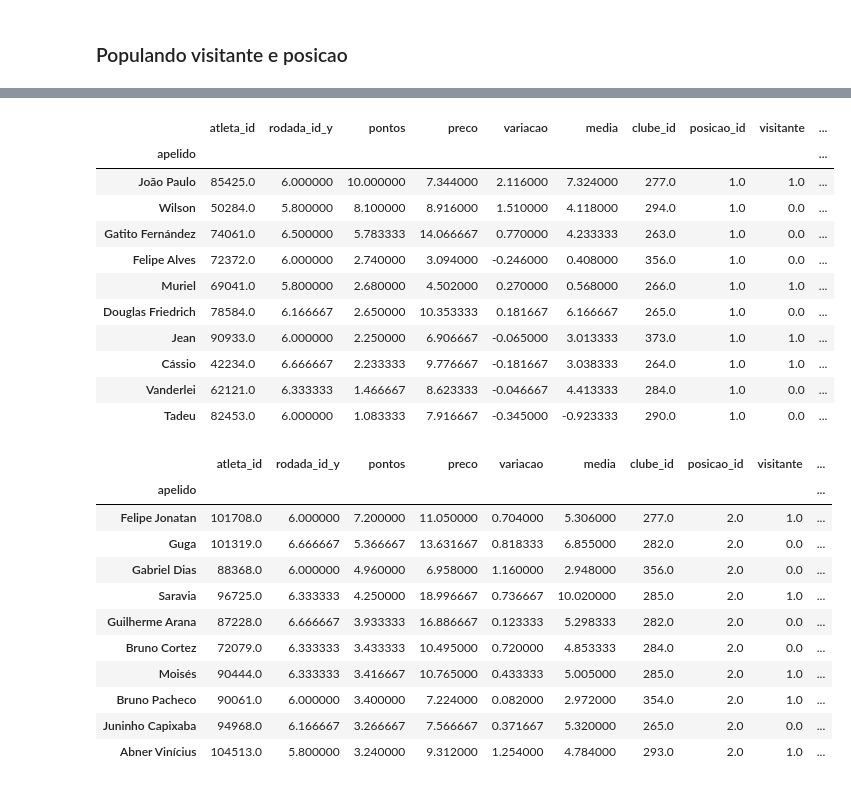
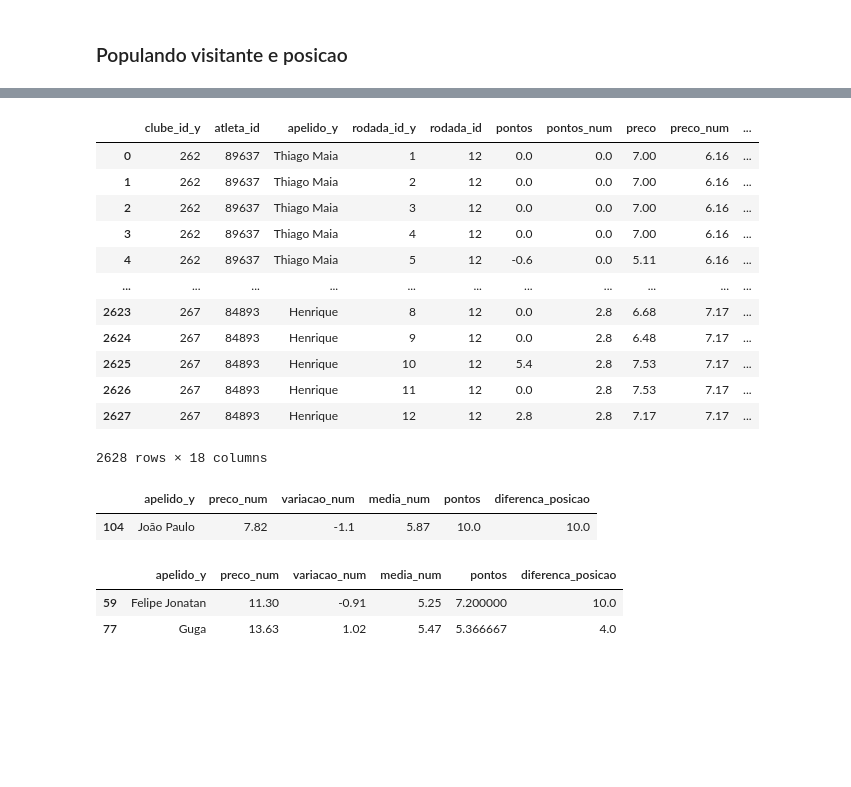
Before and after one commit to irgot/curso-python, a Jupyter notebook: alura-python/testeCartola.ipynb, the cells around one changed output, grey strips where cells are left out. Cells and saved outputs as stored; diff of their text form; code cells hidden in the pictures; blank space fills up the shorter version.

```diff
--- a/alura-python/testeCartola.ipynb
+++ b/alura-python/testeCartola.ipynb
@@ -96,6 +96,7 @@ partidasDF[partidasDF.clube_casa_id==266].sort_values(by='rodada')
 | 0 | 243254 | 266 | 7 | 294 | [d, d, v, d, v] | ... |
 # %%
 partida_atualDF=pd.DataFrame(partida_atual)
+partida_atualDF['diferenca_posicao'] = partida_atualDF.clube_casa_posicao - partida_atualDF.clube_visitante_posicao
 partida_atualDF
 # %% [output]
 |  | partida_id | clube_casa_id | clube_casa_posicao | clube_visitante_id | aproveitamento_mandante | ... |
@@ -184,5 +174,14 @@ pontos_new = pontos_new.merge(right = partidasDF, how='left',  left_on=['rodada_
 pontos_new['clube_visitante_id'] = pontos_new.clube_visitante_id.fillna(False)
 pontos_new['visitante']=pontos_new['clube_visitante_id'].astype(bool)
 pontos_new.drop(columns=['clube_visitante_id'],inplace=True)
-pontos_new.head()
+
+pd.set_option('display.max_rows', 200)
+pontos_new=pontos_new.merge(right = partida_atualDF, how='left',  left_on=['clube_id'], right_on=['clube_visitante_id'])[['atleta_id','apelido','rodada_id_y','pontos','preco','variacao','media','clube_id','posicao_id','visitante','diferenca_posicao']]
+pontos_new=pontos_new.merge(right = partida_atualDF, how='left',  left_on=['clube_id'], right_on=['clube_casa_id'])[['atleta_id','apelido','rodada_id_y','pontos','preco','variacao','media','clube_id','posicao_id','visitante','diferenca_posicao_y','diferenca_posicao_x']]
+pontos_new['diferenca_posicao_x'].fillna(value=0,inplace=True)
+pontos_new['diferenca_posicao_y'].fillna(value=0,inplace=True)
+pontos_new['diferenca_posicao']=pontos_new.diferenca_posicao_x+pontos_new.diferenca_posicao_y
+pontos_new.drop(columns=['diferenca_posicao_x','diferenca_posicao_y'],inplace=True)
+pontos_new = pontos_new.merge(right=atletas, how='left',left_on=['atleta_id'],right_on =['atleta_id'])[['clube_id_y','atleta_id','apelido_y','rodada_id_y','rodada_id','pontos','pontos_num','preco','preco_num','variacao','variacao_num','media','media_num','clube_id_x','posicao_id_x','visitante','status_id','diferenca_posicao']]
+pontos_new.head(200)
 # %% [output]
@@ -195,4 +204,0 @@ pontos_new.head()
-# %%
-pd.set_option('display.max_rows', 200)
-pontos_new=pontos_new.merge(right = partida_atualDF, how='left',  left_on=['clube_id'], right_on=['clube_visitante_id'])[['atleta_id','apelido','rodada_id_y','pontos','preco','variacao','media','clube_id','posicao_id','visitante','clube_visitante_posicao','clube_casa_posicao']]
-pontos_new.head(200)
@@ -217,34 +205,32 @@ pontos_new.head(200)
+# %%
+pontos_new
+# %% [output]
+|  | clube_id_y | atleta_id | apelido_y | rodada_id_y | rodada_id | pontos | pontos_num | preco | preco_num | ... |
+| 0 | 262 | 89637 | Thiago Maia | 1 | 12 | 0.0 | 0.0 | 7.00 | 6.16 | ... |
+| 1 | 262 | 89637 | Thiago Maia | 2 | 12 | 0.0 | 0.0 | 7.00 | 6.16 | ... |
+| 2 | 262 | 89637 | Thiago Maia | 3 | 12 | 0.0 | 0.0 | 7.00 | 6.16 | ... |
+| 3 | 262 | 89637 | Thiago Maia | 4 | 12 | 0.0 | 0.0 | 7.00 | 6.16 | ... |
+| 4 | 262 | 89637 | Thiago Maia | 5 | 12 | -0.6 | 0.0 | 5.11 | 6.16 | ... |
+| ... | ... | ... | ... | ... | ... | ... | ... | ... | ... | ... |
+| 2623 | 267 | 84893 | Henrique | 8 | 12 | 0.0 | 2.8 | 6.68 | 7.17 | ... |
+| 2624 | 267 | 84893 | Henrique | 9 | 12 | 0.0 | 2.8 | 6.48 | 7.17 | ... |
+| 2625 | 267 | 84893 | Henrique | 10 | 12 | 5.4 | 2.8 | 7.53 | 7.17 | ... |
+| 2626 | 267 | 84893 | Henrique | 11 | 12 | 0.0 | 2.8 | 7.53 | 7.17 | ... |
+| 2627 | 267 | 84893 | Henrique | 12 | 12 | 2.8 | 2.8 | 7.17 | 7.17 | ... |
+2628 rows × 18 columns
 # %%
-pontos_new['e_visitante_rodada_atual']=pontos_new.clube_id.isin(partida_atualDF.clube_visitante_id)
-pontos_new_rodada = pontos_new[(pontos_new.visitante==pontos_new.e_visitante_rodada_atual) & (pontos_new.atleta_id.isin(atletas_provaveis.atleta_id))].groupby(by='apelido').mean().sort_values(by='pontos',ascending=False)
+pontos_new['e_visitante_rodada_atual']=pontos_new.clube_id_y.isin(partida_atualDF.clube_visitante_id)
+pontos_new.loc[~pontos_new.e_visitante_rodada_atual,'diferenca_posicao'] = -1* pontos_new.loc[~pontos_new.e_visitante_rodada_atual,'diferenca_posicao']
+pontos_new_rodada = pontos_new[(pontos_new.visitante==pontos_new.e_visitante_rodada_atual) & (pontos_new.atleta_id.isin(atletas_provaveis.atleta_id))].groupby(by=['apelido_y','atleta_id','clube_id_y','posicao_id_x','visitante','diferenca_posicao','e_visitante_rodada_atual']).mean().reset_index().sort_values(by='pontos',ascending=False)
 # %%
-pontos_new_rodada[pontos_new_rodada['posicao_id']==1].nlargest(10,'pontos')
+pontos_new_rodada[pontos_new_rodada['posicao_id_x']==1].nlargest(1,'pontos')[['apelido_y','preco_num','variacao_num','media_num','pontos','diferenca_posicao']]
 # %% [output]
-|  | atleta_id | rodada_id_y | pontos | preco | variacao | media | clube_id | posicao_id | visitante | ... |
-| apelido |  |  |  |  |  |  |  |  |  | ... |
-| João Paulo | 85425.0 | 6.000000 | 10.000000 | 7.344000 | 2.116000 | 7.324000 | 277.0 | 1.0 | 1.0 | ... |
-| Wilson | 50284.0 | 5.800000 | 8.100000 | 8.916000 | 1.510000 | 4.118000 | 294.0 | 1.0 | 0.0 | ... |
-| Gatito Fernández | 74061.0 | 6.500000 | 5.783333 | 14.066667 | 0.770000 | 4.233333 | 263.0 | 1.0 | 0.0 | ... |
-| Felipe Alves | 72372.0 | 6.000000 | 2.740000 | 3.094000 | -0.246000 | 0.408000 | 356.0 | 1.0 | 0.0 | ... |
-| Muriel | 69041.0 | 5.800000 | 2.680000 | 4.502000 | 0.270000 | 0.568000 | 266.0 | 1.0 | 1.0 | ... |
-| Douglas Friedrich | 78584.0 | 6.166667 | 2.650000 | 10.353333 | 0.181667 | 6.166667 | 265.0 | 1.0 | 0.0 | ... |
-| Jean | 90933.0 | 6.000000 | 2.250000 | 6.906667 | -0.065000 | 3.013333 | 373.0 | 1.0 | 1.0 | ... |
-| Cássio | 42234.0 | 6.666667 | 2.233333 | 9.776667 | -0.181667 | 3.038333 | 264.0 | 1.0 | 1.0 | ... |
-| Vanderlei | 62121.0 | 6.333333 | 1.466667 | 8.623333 | -0.046667 | 4.413333 | 284.0 | 1.0 | 0.0 | ... |
-| Tadeu | 82453.0 | 6.000000 | 1.083333 | 7.916667 | -0.345000 | -0.923333 | 290.0 | 1.0 | 0.0 | ... |
+|  | apelido_y | preco_num | variacao_num | media_num | pontos | diferenca_posicao |
+| 104 | João Paulo | 7.82 | -1.1 | 5.87 | 10.0 | 10.0 |
 # %%
-pontos_new_rodada[pontos_new_rodada['posicao_id']==2].nlargest(10,'pontos')
+pontos_new_rodada[pontos_new_rodada['posicao_id_x']==2].nlargest(2,'pontos')[['apelido_y','preco_num','variacao_num','media_num','pontos','diferenca_posicao']]
 # %% [output]
-|  | atleta_id | rodada_id_y | pontos | preco | variacao | media | clube_id | posicao_id | visitante | ... |
-| apelido |  |  |  |  |  |  |  |  |  | ... |
-| Felipe Jonatan | 101708.0 | 6.000000 | 7.200000 | 11.050000 | 0.704000 | 5.306000 | 277.0 | 2.0 | 1.0 | ... |
-| Guga | 101319.0 | 6.666667 | 5.366667 | 13.631667 | 0.818333 | 6.855000 | 282.0 | 2.0 | 0.0 | ... |
-| Gabriel Dias | 88368.0 | 6.000000 | 4.960000 | 6.958000 | 1.160000 | 2.948000 | 356.0 | 2.0 | 0.0 | ... |
-| Saravia | 96725.0 | 6.333333 | 4.250000 | 18.996667 | 0.736667 | 10.020000 | 285.0 | 2.0 | 1.0 | ... |
-| Guilherme Arana | 87228.0 | 6.666667 | 3.933333 | 16.886667 | 0.123333 | 5.298333 | 282.0 | 2.0 | 0.0 | ... |
-| Bruno Cortez | 72079.0 | 6.333333 | 3.433333 | 10.495000 | 0.720000 | 4.853333 | 284.0 | 2.0 | 0.0 | ... |
-| Moisés | 90444.0 | 6.333333 | 3.416667 | 10.765000 | 0.433333 | 5.005000 | 285.0 | 2.0 | 1.0 | ... |
-| Bruno Pacheco | 90061.0 | 6.000000 | 3.400000 | 7.224000 | 0.082000 | 2.972000 | 354.0 | 2.0 | 1.0 | ... |
-| Juninho Capixaba | 94968.0 | 6.166667 | 3.266667 | 7.566667 | 0.371667 | 5.320000 | 265.0 | 2.0 | 0.0 | ... |
-| Abner Vinícius | 104513.0 | 5.800000 | 3.240000 | 9.312000 | 1.254000 | 4.784000 | 293.0 | 2.0 | 1.0 | ... |
+|  | apelido_y | preco_num | variacao_num | media_num | pontos | diferenca_posicao |
+| 59 | Felipe Jonatan | 11.30 | -0.91 | 5.25 | 7.200000 | 10.0 |
+| 77 | Guga | 13.63 | 1.02 | 5.47 | 5.366667 | 4.0 |
 # %%
```
Also changed, not shown: parts of 10 cells of this notebook, 5 other files.
